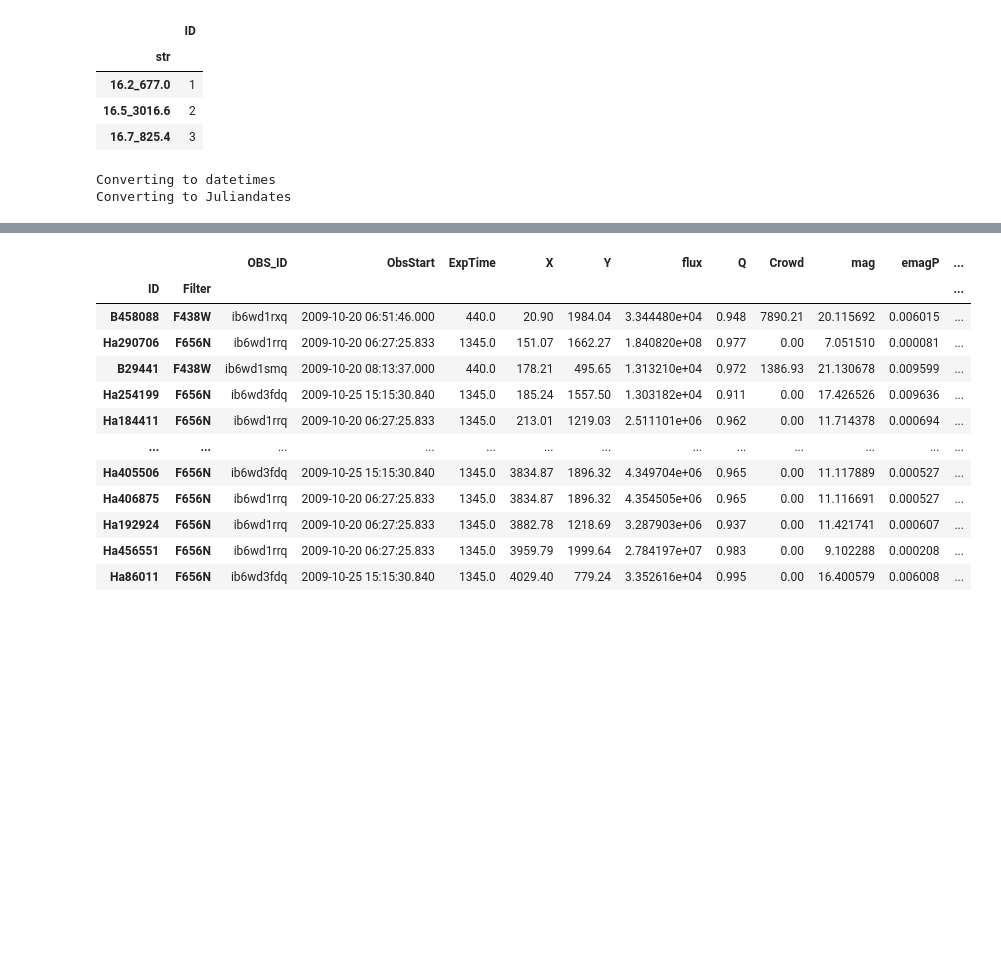
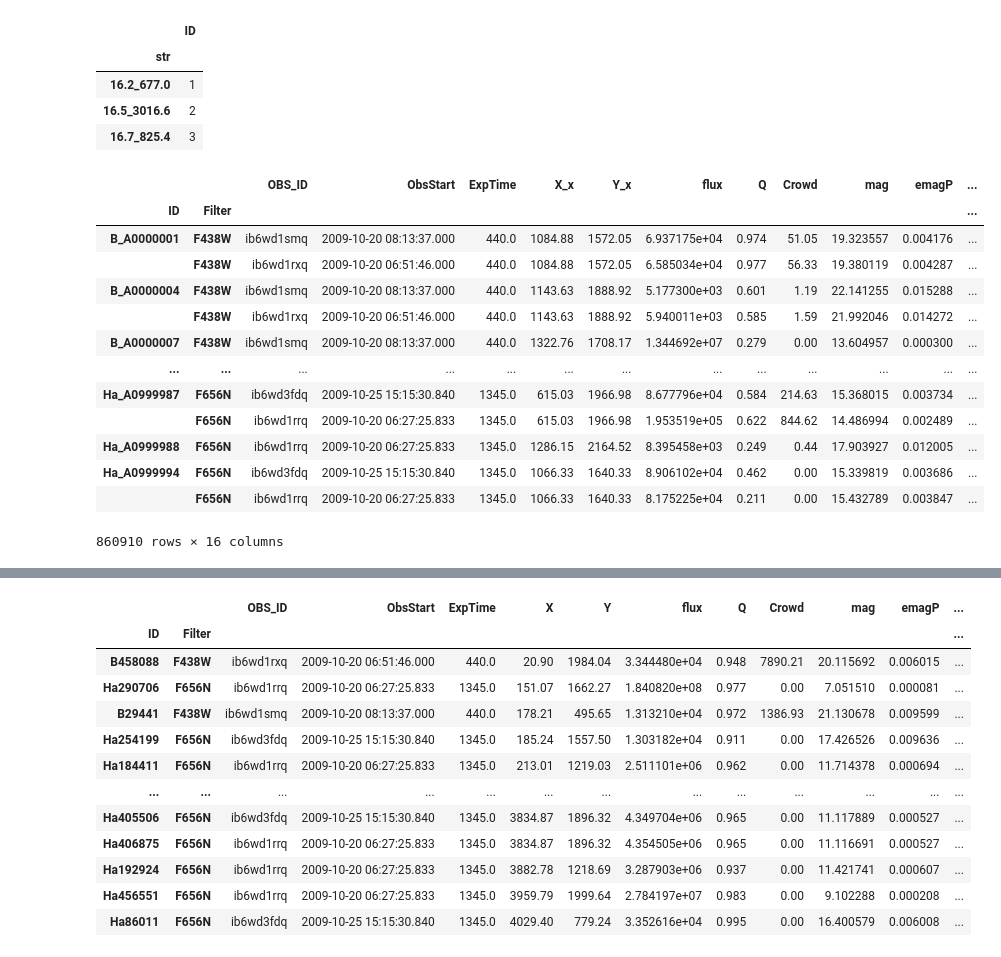
Before and after one commit to LuukOudshoorn25/KS2Analysis, a Jupyter notebook: ART_Stars/Artificial Stars.ipynb, the cells around one changed output, grey strips where cells are left out. Cells and saved outputs as stored; diff of their text form; code cells hidden in the pictures; blank space fills up the shorter version.

```diff
--- a/ART_Stars/Artificial Stars.ipynb
+++ b/ART_Stars/Artificial Stars.ipynb
@@ -131,9 +119,9 @@ def reader(f):
 
     df['Filter'] = filter_
     if filter_ == 'F438W':
-        df['ID'] = ['B'+str(w) for w in df.index]
+        df['ID'] = 'B_'+df.col4
     elif filter_ == 'F656N':
-        df['ID'] = ['Ha'+str(w) for w in df.index]
+        df['ID'] = 'Ha_'+df.col4
     df['ObsStart'] = obstime
 
     df['ExpTime'] = exptime
@@ -165,6 +153,20 @@ def build_time_resolved_df():
 # %%
 # With Artificial stars
 df_phot_wA = build_time_resolved_df()
-# %% [output]
-Converting to datetimes
-Converting to Juliandates
+# %%
+df_phot_wA
+# %% [output]
+|  |  | OBS_ID | ObsStart | ExpTime | X_x | Y_x | flux | Q | Crowd | mag | emagP | ... |
+| ID | Filter |  |  |  |  |  |  |  |  |  |  | ... |
+| B_A0000001 | F438W | ib6wd1smq | 2009-10-20 08:13:37.000 | 440.0 | 1084.88 | 1572.05 | 6.937175e+04 | 0.974 | 51.05 | 19.323557 | 0.004176 | ... |
+|  | F438W | ib6wd1rxq | 2009-10-20 06:51:46.000 | 440.0 | 1084.88 | 1572.05 | 6.585034e+04 | 0.977 | 56.33 | 19.380119 | 0.004287 | ... |
+| B_A0000004 | F438W | ib6wd1smq | 2009-10-20 08:13:37.000 | 440.0 | 1143.63 | 1888.92 | 5.177300e+03 | 0.601 | 1.19 | 22.141255 | 0.015288 | ... |
+|  | F438W | ib6wd1rxq | 2009-10-20 06:51:46.000 | 440.0 | 1143.63 | 1888.92 | 5.940011e+03 | 0.585 | 1.59 | 21.992046 | 0.014272 | ... |
+| B_A0000007 | F438W | ib6wd1smq | 2009-10-20 08:13:37.000 | 440.0 | 1322.76 | 1708.17 | 1.344692e+07 | 0.279 | 0.00 | 13.604957 | 0.000300 | ... |
+| ... | ... | ... | ... | ... | ... | ... | ... | ... | ... | ... | ... | ... |
+| Ha_A0999987 | F656N | ib6wd3fdq | 2009-10-25 15:15:30.840 | 1345.0 | 615.03 | 1966.98 | 8.677796e+04 | 0.584 | 214.63 | 15.368015 | 0.003734 | ... |
+|  | F656N | ib6wd1rrq | 2009-10-20 06:27:25.833 | 1345.0 | 615.03 | 1966.98 | 1.953519e+05 | 0.622 | 844.62 | 14.486994 | 0.002489 | ... |
+| Ha_A0999988 | F656N | ib6wd1rrq | 2009-10-20 06:27:25.833 | 1345.0 | 1286.15 | 2164.52 | 8.395458e+03 | 0.249 | 0.44 | 17.903927 | 0.012005 | ... |
+| Ha_A0999994 | F656N | ib6wd3fdq | 2009-10-25 15:15:30.840 | 1345.0 | 1066.33 | 1640.33 | 8.906102e+04 | 0.462 | 0.00 | 15.339819 | 0.003686 | ... |
+|  | F656N | ib6wd1rrq | 2009-10-20 06:27:25.833 | 1345.0 | 1066.33 | 1640.33 | 8.175225e+04 | 0.211 | 0.00 | 15.432789 | 0.003847 | ... |
+860910 rows × 16 columns
```
Also changed, not shown: parts of 16 cells of this notebook.
